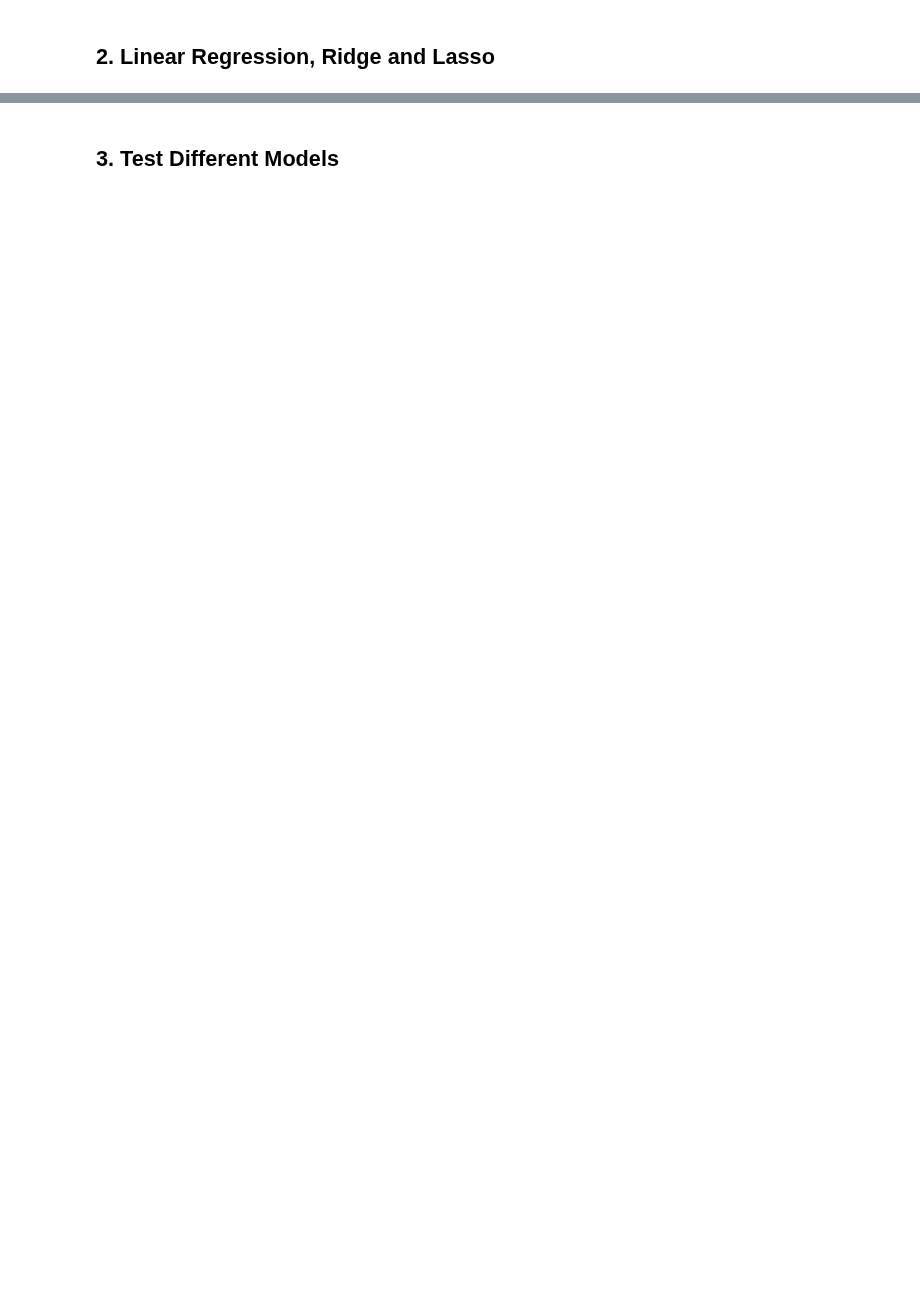
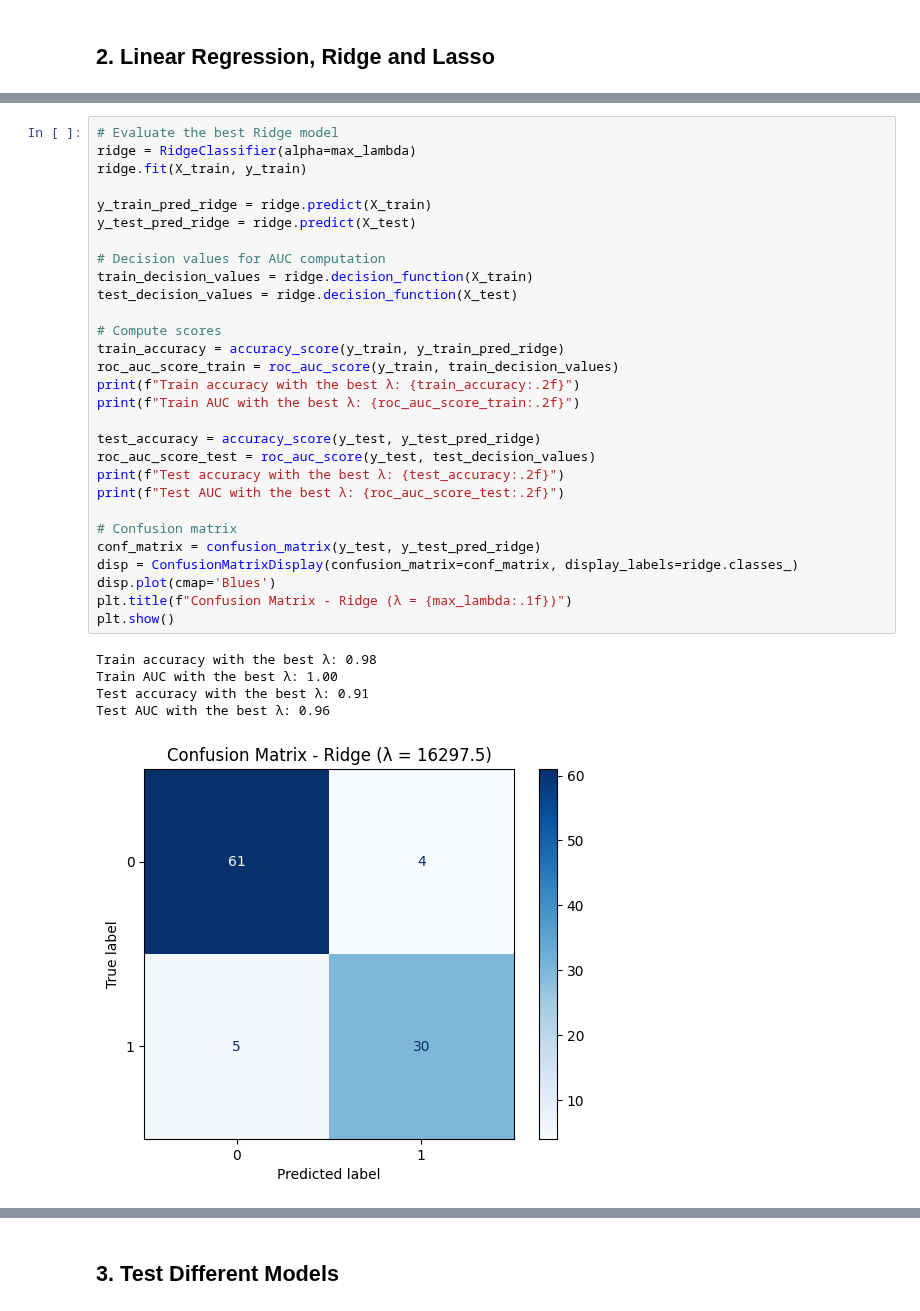
Before and after one commit to odd2022/El-Nino, a Jupyter notebook: 1_month_prediction.ipynb, the cells around one changed output, grey strips where cells are left out. Saved outputs shown, nothing was run; the diff lists cells and outputs as text; blank space fills up the shorter version.

```diff
--- a/1_month_prediction.ipynb
+++ b/1_month_prediction.ipynb
@@ -208,0 +320,35 @@ Test auc with the best p: 0.96
+# %%
+# Evaluate the best Ridge model
+ridge = RidgeClassifier(alpha=max_lambda)
+ridge.fit(X_train, y_train)
+
+y_train_pred_ridge = ridge.predict(X_train)
+y_test_pred_ridge = ridge.predict(X_test)
+
+# Decision values for AUC computation
+train_decision_values = ridge.decision_function(X_train)
+test_decision_values = ridge.decision_function(X_test)
+
+# Compute scores
+train_accuracy = accuracy_score(y_train, y_train_pred_ridge)
+roc_auc_score_train = roc_auc_score(y_train, train_decision_values)
+print(f"Train accuracy with the best λ: {train_accuracy:.2f}")
+print(f"Train AUC with the best λ: {roc_auc_score_train:.2f}")
+
+test_accuracy = accuracy_score(y_test, y_test_pred_ridge)
+roc_auc_score_test = roc_auc_score(y_test, test_decision_values)
+print(f"Test accuracy with the best λ: {test_accuracy:.2f}")
+print(f"Test AUC with the best λ: {roc_auc_score_test:.2f}")
+
+# Confusion matrix
+conf_matrix = confusion_matrix(y_test, y_test_pred_ridge)
+disp = ConfusionMatrixDisplay(confusion_matrix=conf_matrix, display_labels=ridge.classes_)
+disp.plot(cmap='Blues')
+plt.title(f"Confusion Matrix - Ridge (λ = {max_lambda:.1f})")
+plt.show()
+# %% [output]
+Train accuracy with the best λ: 0.98
+Train AUC with the best λ: 1.00
+Test accuracy with the best λ: 0.91
+Test AUC with the best λ: 0.96
+[figure, added]
```
Also changed, not shown: parts of 29 cells of this notebook, 3 other files.
